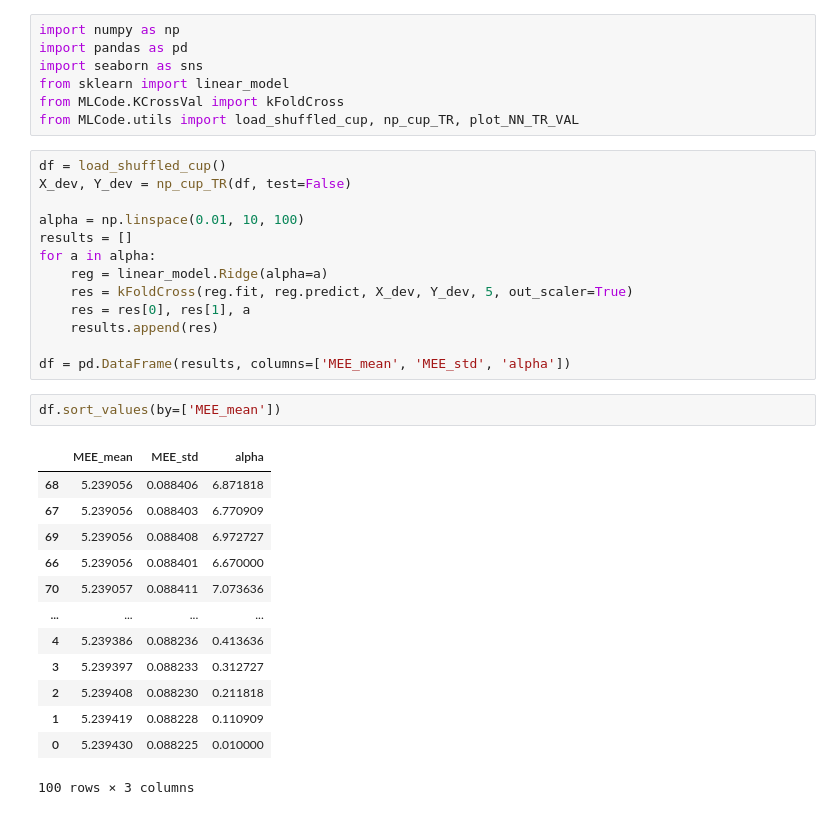
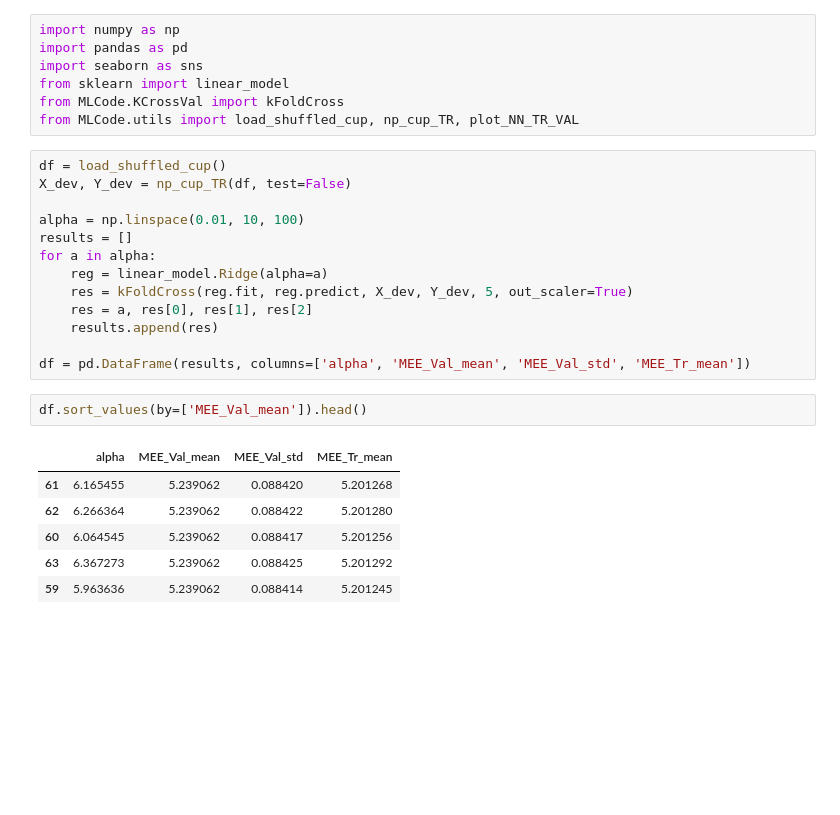
Before and after one commit to FeLusiani/ML_Project, a Jupyter notebook: MLCode/LinearModel.ipynb, the cells around one changed output. Saved outputs shown, nothing was run; the diff lists cells and outputs as text; blank space fills up the shorter version.

```diff
--- a/MLCode/LinearModel.ipynb
+++ b/MLCode/LinearModel.ipynb
@@ -14,23 +14,16 @@ results = []
 for a in alpha:
     reg = linear_model.Ridge(alpha=a)
     res = kFoldCross(reg.fit, reg.predict, X_dev, Y_dev, 5, out_scaler=True)
-    res = res[0], res[1], a
+    res = a, res[0], res[1], res[2]
     results.append(res)
 
-df = pd.DataFrame(results, columns=['MEE_mean', 'MEE_std', 'alpha'])
+df = pd.DataFrame(results, columns=['alpha', 'MEE_Val_mean', 'MEE_Val_std', 'MEE_Tr_mean'])
 # %%
-df.sort_values(by=['MEE_mean'])
+df.sort_values(by=['MEE_Val_mean']).head()
 # %% [output]
-|  | MEE_mean | MEE_std | alpha |
-| 68 | 5.239056 | 0.088406 | 6.871818 |
-| 67 | 5.239056 | 0.088403 | 6.770909 |
-| 69 | 5.239056 | 0.088408 | 6.972727 |
-| 66 | 5.239056 | 0.088401 | 6.670000 |
-| 70 | 5.239057 | 0.088411 | 7.073636 |
-| ... | ... | ... | ... |
-| 4 | 5.239386 | 0.088236 | 0.413636 |
-| 3 | 5.239397 | 0.088233 | 0.312727 |
-| 2 | 5.239408 | 0.088230 | 0.211818 |
-| 1 | 5.239419 | 0.088228 | 0.110909 |
-| 0 | 5.239430 | 0.088225 | 0.010000 |
+|  | alpha | MEE_Val_mean | MEE_Val_std | MEE_Tr_mean |
+| 61 | 6.165455 | 5.239062 | 0.088420 | 5.201268 |
+| 62 | 6.266364 | 5.239062 | 0.088422 | 5.201280 |
+| 60 | 6.064545 | 5.239062 | 0.088417 | 5.201256 |
+| 63 | 6.367273 | 5.239062 | 0.088425 | 5.201292 |
+| 59 | 5.963636 | 5.239062 | 0.088414 | 5.201245 |
-100 rows × 3 columns
```
Also changed, not shown: parts of 1 cell of this notebook, 4 other files.
